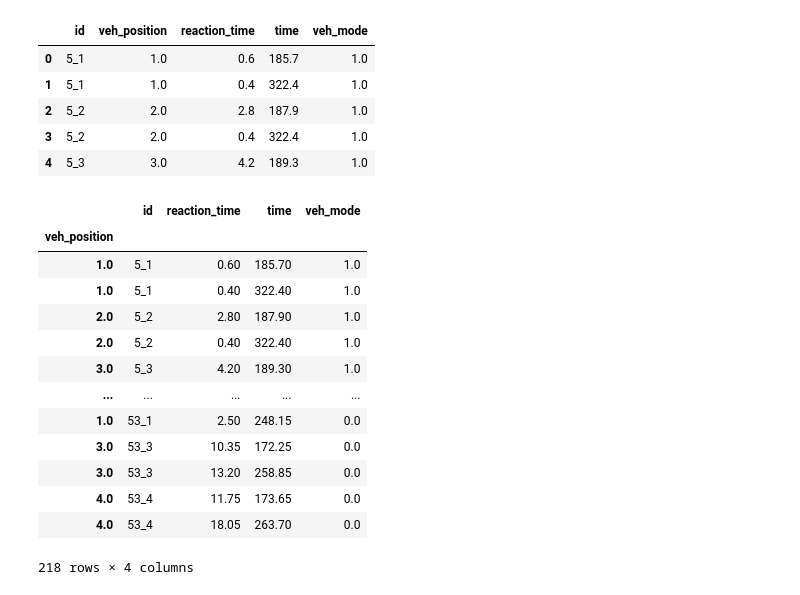
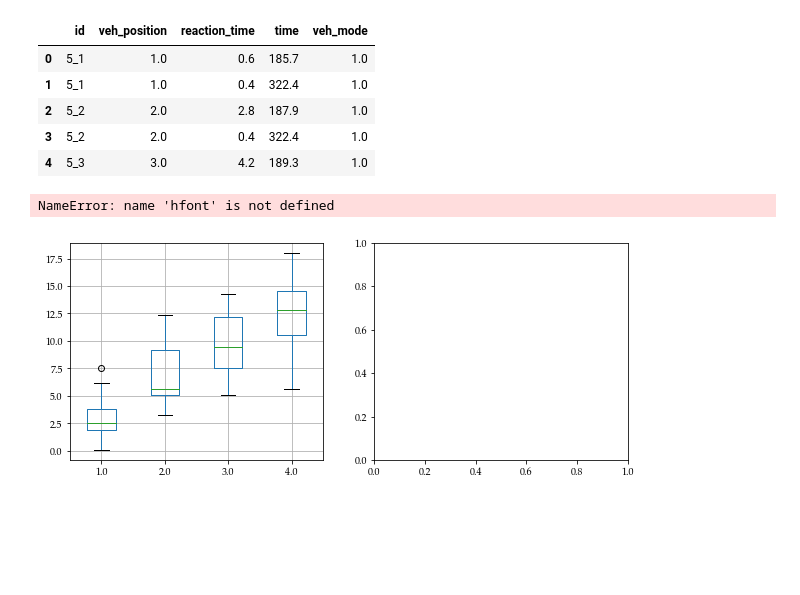
Before and after one commit to licit-lab/vrt_analysis, a Jupyter notebook: TF-AnalysisResponseTime.ipynb, the cells around one changed output. Saved outputs shown, nothing was run; the diff lists cells and outputs as text; code cells hidden in the pictures; blank space fills up the shorter version.

Commit message:
Plots paper

```diff
--- a/TF-AnalysisResponseTime.ipynb
+++ b/TF-AnalysisResponseTime.ipynb
@@ -490,20 +490,3 @@ stat_kernel.head()
 | 2 | 5_2 | 2.0 | 2.8 | 187.9 | 1.0 |
 | 3 | 5_2 | 2.0 | 0.4 | 322.4 | 1.0 |
 | 4 | 5_3 | 3.0 | 4.2 | 189.3 | 1.0 |
-# %%
-stat_kernel.set_index('veh_position')
-# %% [output]
-|  | id | reaction_time | time | veh_mode |
-| veh_position |  |  |  |  |
-| 1.0 | 5_1 | 0.60 | 185.70 | 1.0 |
-| 1.0 | 5_1 | 0.40 | 322.40 | 1.0 |
-| 2.0 | 5_2 | 2.80 | 187.90 | 1.0 |
-| 2.0 | 5_2 | 0.40 | 322.40 | 1.0 |
-| 3.0 | 5_3 | 4.20 | 189.30 | 1.0 |
-| ... | ... | ... | ... | ... |
-| 1.0 | 53_1 | 2.50 | 248.15 | 0.0 |
-| 3.0 | 53_3 | 10.35 | 172.25 | 0.0 |
-| 3.0 | 53_3 | 13.20 | 258.85 | 0.0 |
-| 4.0 | 53_4 | 11.75 | 173.65 | 0.0 |
-| 4.0 | 53_4 | 18.05 | 263.70 | 0.0 |
-218 rows × 4 columns
@@ -522,0 +493,22 @@ def density(valeurs, h, Xf):
+# %%
+from matplotlib import rc
+rc('font',**{'family':'serif','serif':['Palatino']})
+plt.rcParams['pdf.fonttype'] = 42
+
+f,a = plt.subplots(1,2,figsize = (10,4))
+titles = ['ACC','CACC']
+
+for group, title, a in zip(stat_kernel.groupby('veh_mode'),titles, a.flatten()):
+    mode ,data = group
+    dfg = data[['veh_position','reaction_time']].reset_index().pivot(columns='veh_position',values='reaction_time')
+    dfg.boxplot(ax=a)
+    a.set_xlabel('Follower position within the platoon',**hfont)
+    a.set_ylabel('Reaction time [s]',**hfont);
+    a.set_title(title,**hfont)
+    a.set_xticks([1,2,3,4]);
+
+# Comment avoid saving the plot
+plt.savefig("data/media/Fig1ResponseTimeFollower.pdf");
+# %% [output]
+NameError: name 'hfont' is not defined
+[figure, added]
```
Also changed, not shown: parts of 3 cells of this notebook, 3 other files.
